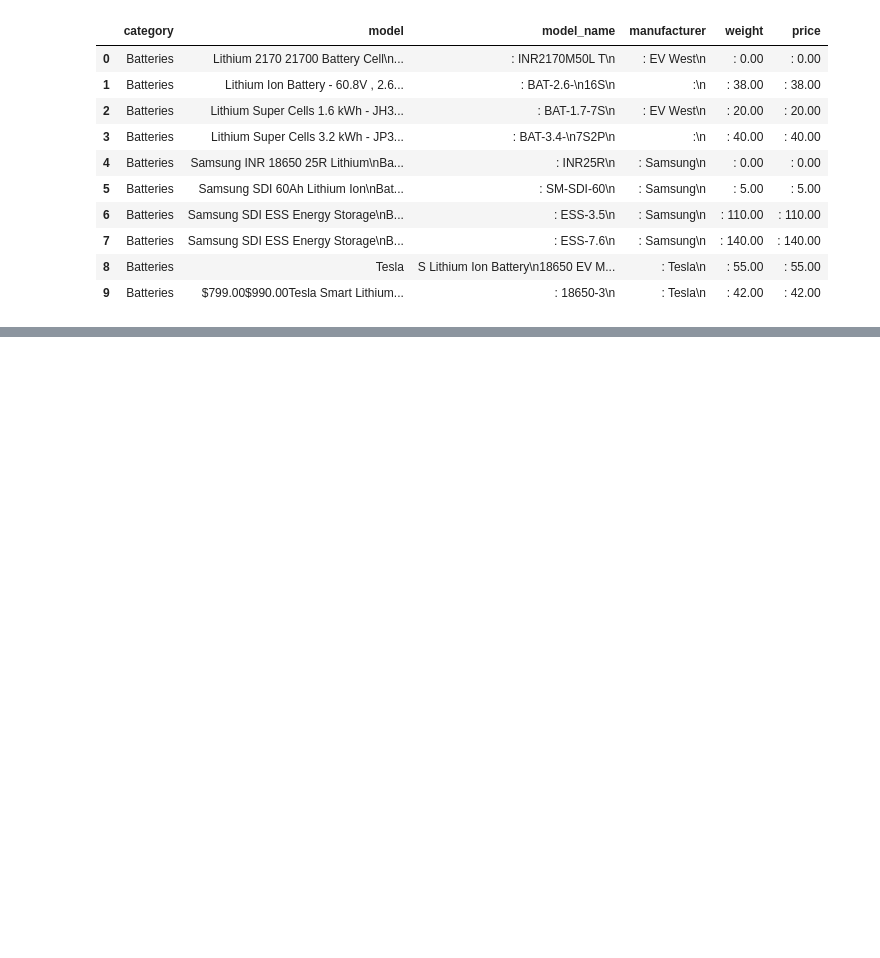
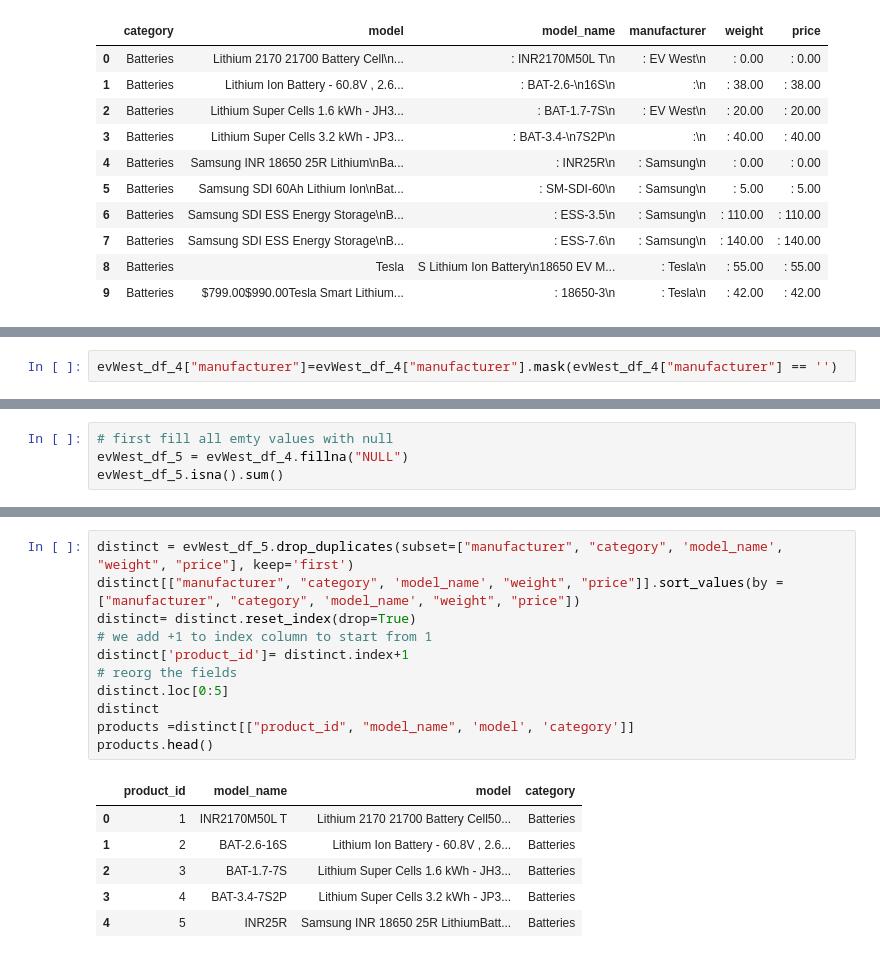
Before and after one commit to hicranA/partsUnlimitedDW, a Jupyter notebook: etl.ipynb, the cells around one changed output, grey strips where cells are left out. Cells and saved outputs as stored; diff of their text form; blank space fills up the shorter version.

Commit message:
first etl part

```diff
--- a/etl.ipynb
+++ b/etl.ipynb
@@ -42,0 +140,2 @@ evWest_df_3.head()
+# %%
+evWest_df_4["manufacturer"]=evWest_df_4["manufacturer"].mask(evWest_df_4["manufacturer"] == '')
@@ -42,0 +146,4 @@ evWest_df_3.head()
+# %%
+# first fill all emty values with null
+evWest_df_5 = evWest_df_4.fillna("NULL")
+evWest_df_5.isna().sum()
@@ -42,0 +195,18 @@ evWest_df_3.head()
+# %%
+distinct = evWest_df_5.drop_duplicates(subset=["manufacturer", "category", 'model_name', "weight", "price"], keep='first')
+distinct[["manufacturer", "category", 'model_name', "weight", "price"]].sort_values(by = ["manufacturer", "category", 'model_name', "weight", "price"])
+distinct= distinct.reset_index(drop=True)
+# we add +1 to index column to start from 1
+distinct['product_id']= distinct.index+1
+# reorg the fields
+distinct.loc[0:5]
+distinct
+products =distinct[["product_id", "model_name", 'model', 'category']]
+products.head()
+# %% [output]
+|  | product_id | model_name | model | category |
+| 0 | 1 | INR2170M50L T | Lithium 2170 21700 Battery Cell50... | Batteries |
+| 1 | 2 | BAT-2.6-16S | Lithium Ion Battery - 60.8V , 2.6... | Batteries |
+| 2 | 3 | BAT-1.7-7S | Lithium Super Cells 1.6 kWh - JH3... | Batteries |
+| 3 | 4 | BAT-3.4-7S2P | Lithium Super Cells 3.2 kWh - JP3... | Batteries |
+| 4 | 5 | INR25R | Samsung INR 18650 25R LithiumBatt... | Batteries |
```
Also changed, not shown: parts of 13 cells of this notebook, 1 other file.
